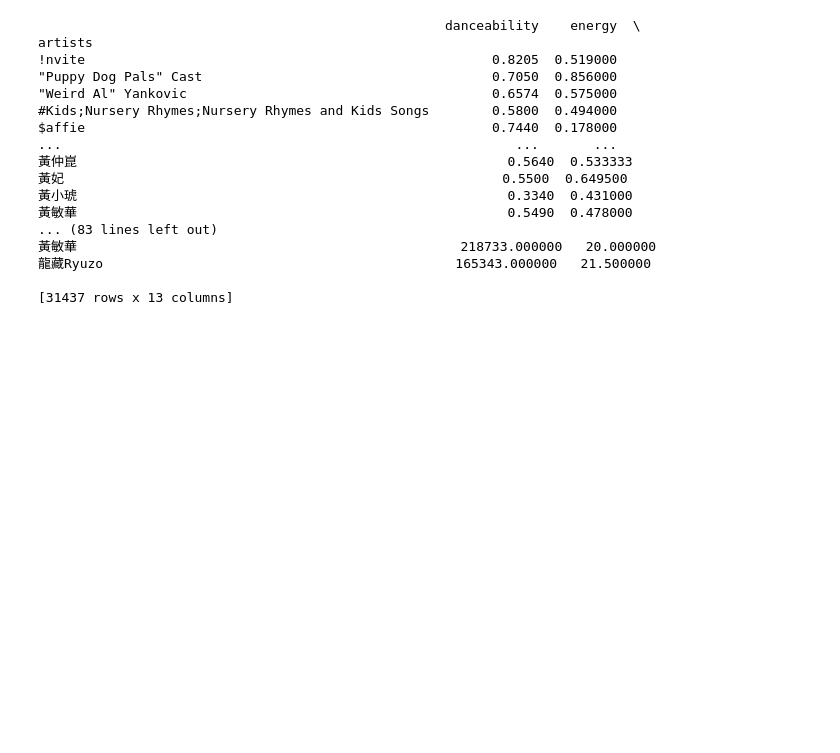
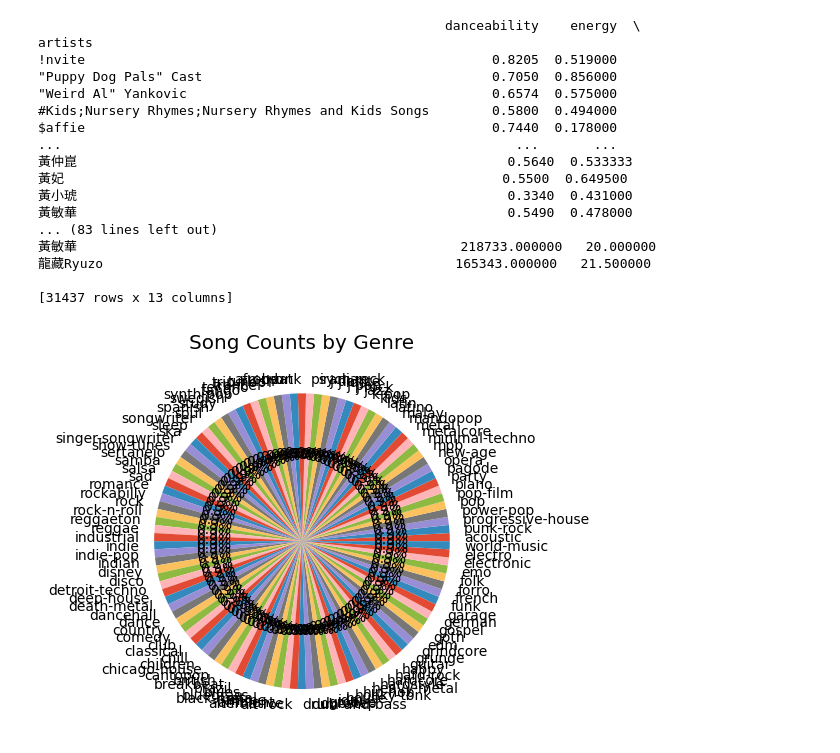
Before and after one commit to nezkaaa/finalproj, a Jupyter notebook: eda.ipynb, the cells around one changed output. Saved outputs shown, nothing was run; the diff lists cells and outputs as text; code cells hidden in the pictures; blank space fills up the shorter version.

```diff
--- a/eda.ipynb
+++ b/eda.ipynb
@@ -103,3 +105,23 @@ $affie                                                    0.7440  0.178000
 龍藏Ryuzo                                             165343.000000   21.500000
 
 [31437 rows x 13 columns]
+# %%
+
+import pandas as pd
+import matplotlib.pyplot as plt
+df = pd.read_csv("dataset.csv")
+
+genre_counts = df['track_genre'].value_counts()
+
+plt.style.use('ggplot')
+
+plt.pie(genre_counts.values, labels=genre_counts.index, autopct='%1.1f%%')
+
+plt.title('Song Counts by Genre')
+
+plt.show()
+
+#filter, remove some genres, summarize genres
+#justify any changes done
+# %% [output]
+[figure, added]
```
Also changed, not shown: parts of 4 cells of this notebook.
